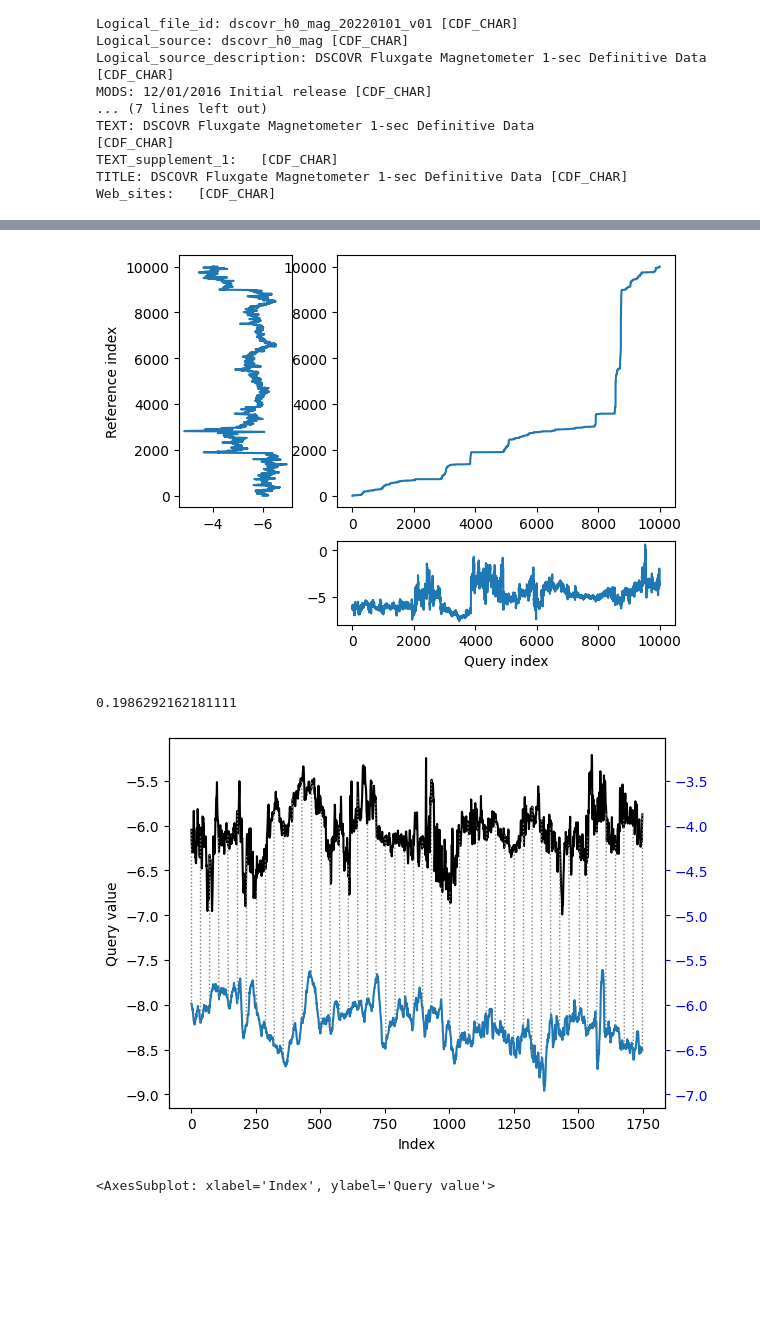
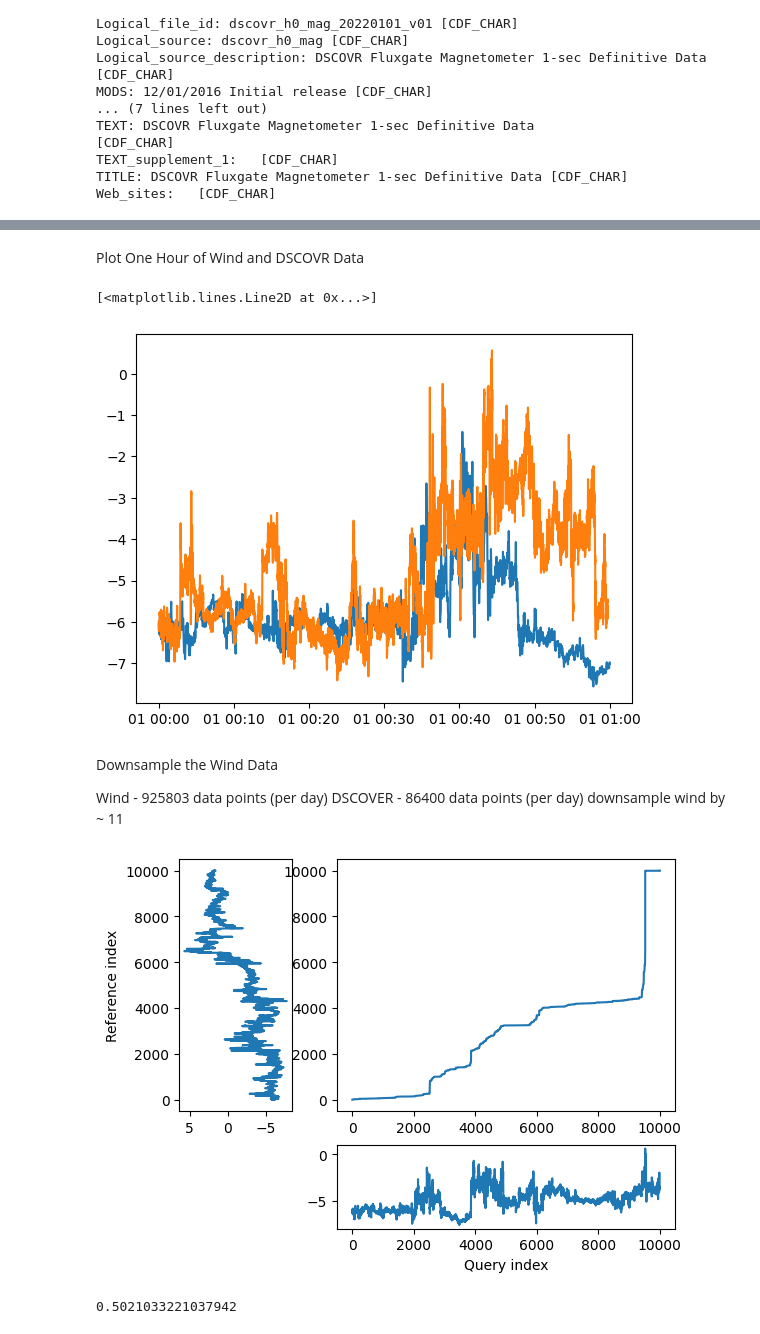
Before and after one commit to cleonard37/SpaceApps, a Jupyter notebook: spaceapps.ipynb, the cells around one changed output, grey strips where cells are left out. Drawn from its saved outputs; the diff is of its cells as text; code cells hidden in the pictures; blank space fills up the shorter version.

Commit message:
Downsampled Wind data to match cadence of DSCOVR

```diff
--- a/spaceapps.ipynb
+++ b/spaceapps.ipynb
@@ -211,30 +217,45 @@ Measurement: Pτ( BW(D(t)), BD(t) ) where...
+# %% [markdown]
+Plot One Hour of Wind and DSCOVR Data
+# %%
+q = cdf_dscovr['B1GSE'][...]
+x1 = cdf_dscovr['Epoch1'][...][:3600]
+query = pd.DataFrame(q)
+
+plt.plot(x1,query[0][:3600])
+
+t = cdf_wind['BGSE'][...]
+template = pd.DataFrame(t)
+template.head()
+x2 = cdf_wind['Epoch'][...][:38576]
+
+plt.plot(x2, template[0][:38576])
+# plt.close()
+# %% [output]
+[<matplotlib.lines.Line2D at 0x...>]
+[figure, added]
+# %% [markdown]
+Downsample the Wind Data
+
+Wind - 925803 data points (per day)
+DSCOVER - 86400 data points (per day)
+downsample wind by ~ 11
 # %%
+from dtw import *
+import matplotlib.pyplot as plt
+
 q = cdf_dscovr['B1GSE'][...]
 query = pd.DataFrame(q)
-# print("query")
-# print(query[0])
 
 t = cdf_wind['BGSE'][...]
 template = pd.DataFrame(t)
-# print("template")
-# print(template[0])
+template = template[0].iloc[::11]
+template = template.reset_index(drop=True)
 
-alignment1 = dtw(query[0][:10000], template[0][:10000], keep_internals=True)
+alignment1 = dtw(query[0].iloc[:10000], template.iloc[:10000], keep_internals=True)
 
 alignment1.plot(type="threeway")
 plt.show()
 print(alignment1.normalizedDistance)
-
-alignment2 = dtw(query[0][:1750], template[0][:1750], keep_internals=True, window_type="sakoechiba", window_args={'window_size':2},
-    step_pattern=symmetricP1).plot(type="twoway",offset=-2)
-# print(alignment.normalizedDistance)
-plt.show()
-
-alignment3 = dtw(query[0][:1750], template[0][:1750], keep_internals=True,
-    step_pattern=rabinerJuangStepPattern(6, "c")).plot(type="twoway",offset=-2)
-plt.show()
 # %% [output]
-[figure, old version]
+[figure, new version]
-0.1986292162181111
+0.5021033221037942
-[figure, removed]
-<AxesSubplot: xlabel='Index', ylabel='Query value'>
```
Also changed, not shown: parts of 8 cells of this notebook.
